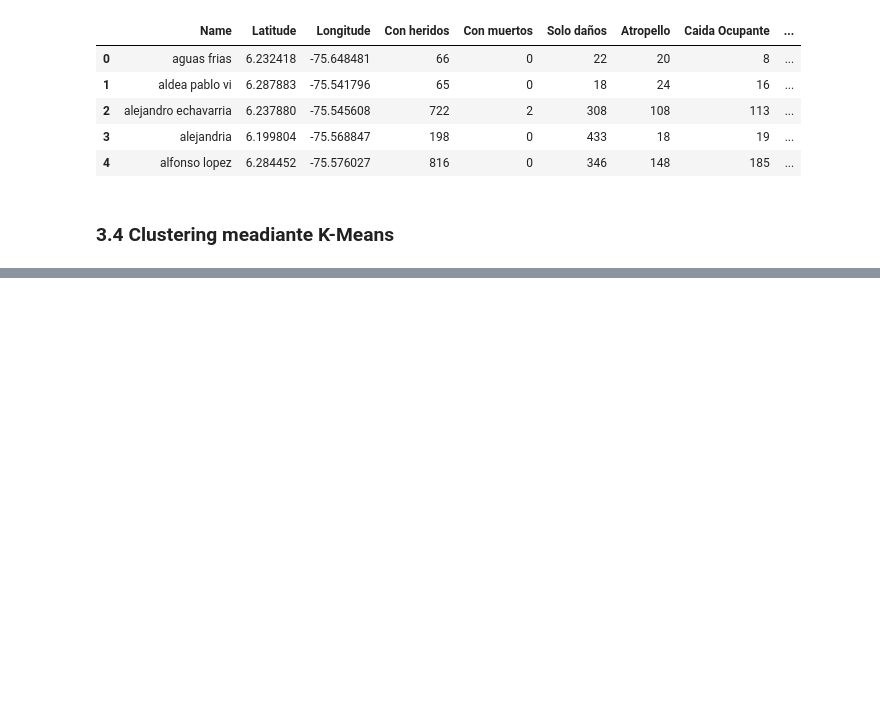
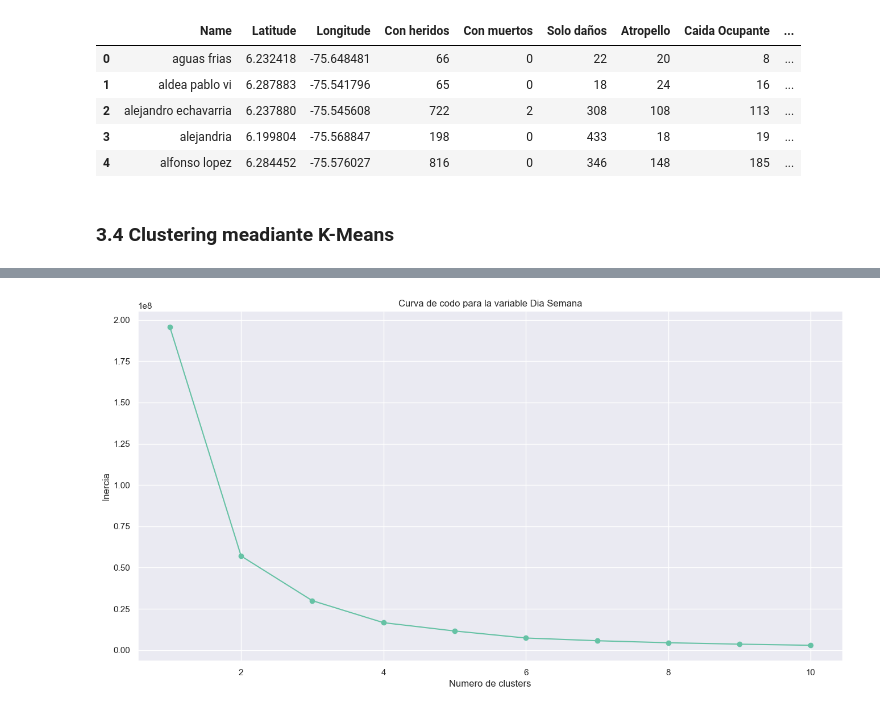
Before and after one commit to dgilrua/proyecto2-analitica, a Jupyter notebook: main.ipynb, the cells around one changed output, grey strips where cells are left out. Saved outputs shown, nothing was run; the diff lists cells and outputs as text; code cells hidden in the pictures; blank space fills up the shorter version.

```diff
--- a/main.ipynb
+++ b/main.ipynb
@@ -1019,0 +1040,5 @@ columnas_clustering_dia_semana = df_agrupamiento.iloc[:, 12:14]
+# %%
+#Grafica curva de codo para la variable dia de la semana
+curva_codo(columnas_clustering_dia_semana, 'Dia Semana')
+# %% [output]
+[figure, added]
```
Also changed, not shown: parts of 20 cells of this notebook.
